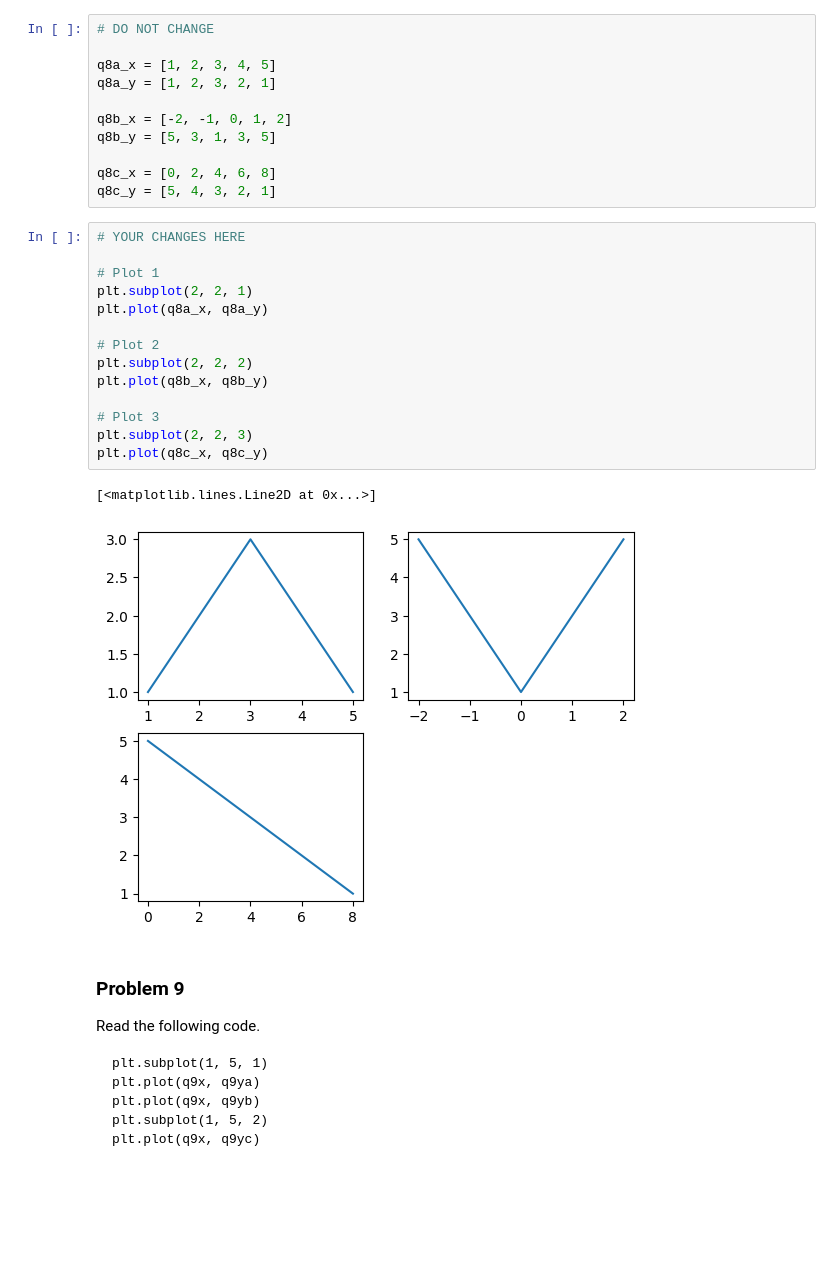
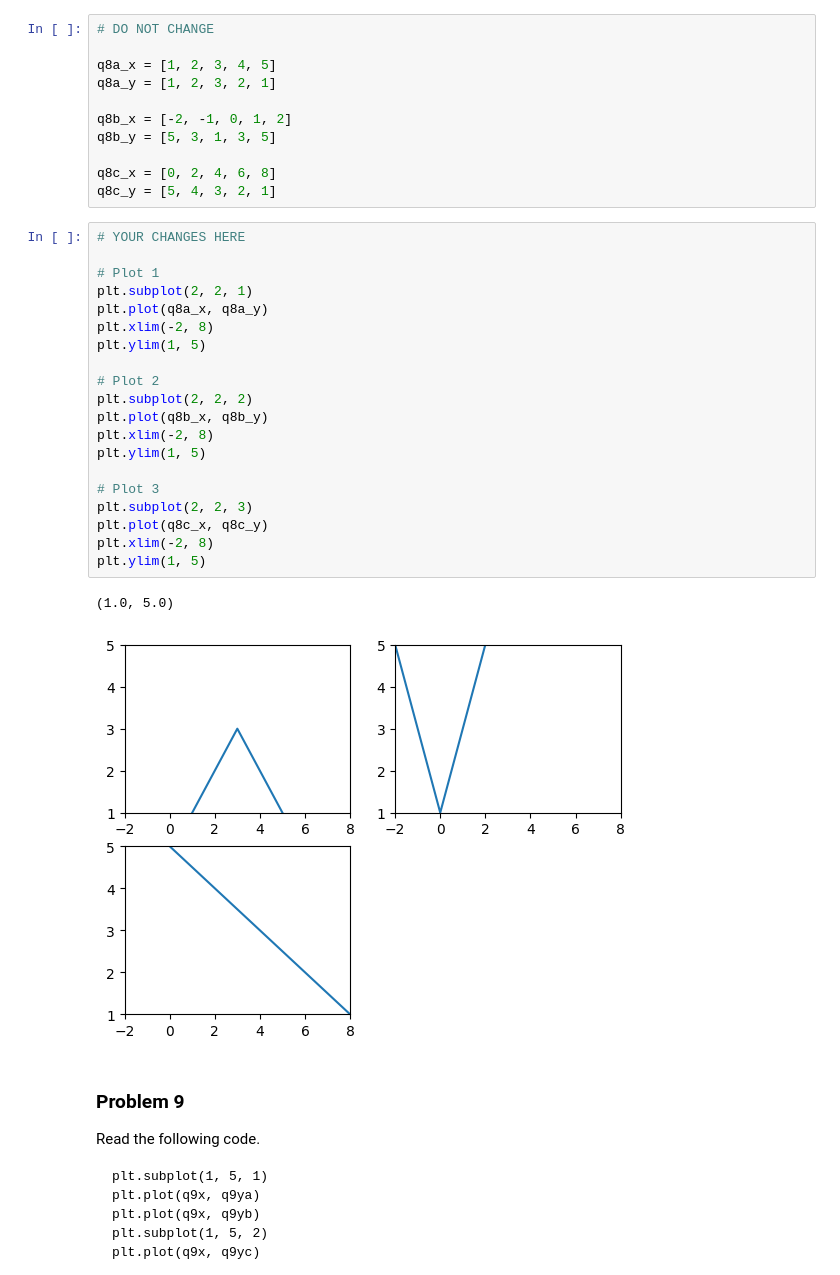
Before and after one commit to jchen8001/dx602-homework-05, a Jupyter notebook: homework.ipynb, the cells around one changed output. Drawn from its saved outputs; the diff is of its cells as text; blank space fills up the shorter version.

```diff
--- a/homework.ipynb
+++ b/homework.ipynb
@@ -227,20 +229,26 @@ q8c_y = [5, 4, 3, 2, 1]
 # %%
 # YOUR CHANGES HERE
 
 # Plot 1
 plt.subplot(2, 2, 1)
 plt.plot(q8a_x, q8a_y)
+plt.xlim(-2, 8)
+plt.ylim(1, 5)
 
 # Plot 2
 plt.subplot(2, 2, 2)
 plt.plot(q8b_x, q8b_y)
+plt.xlim(-2, 8)
+plt.ylim(1, 5)
 
 # Plot 3
 plt.subplot(2, 2, 3)
 plt.plot(q8c_x, q8c_y)
+plt.xlim(-2, 8)
+plt.ylim(1, 5)
 # %% [output]
-[<matplotlib.lines.Line2D at 0x...>]
+(1.0, 5.0)
-[figure, old version]
+[figure, new version]
 # %% [markdown]
 ### Problem 9
 
```
Also changed, not shown: parts of 5 cells of this notebook.
